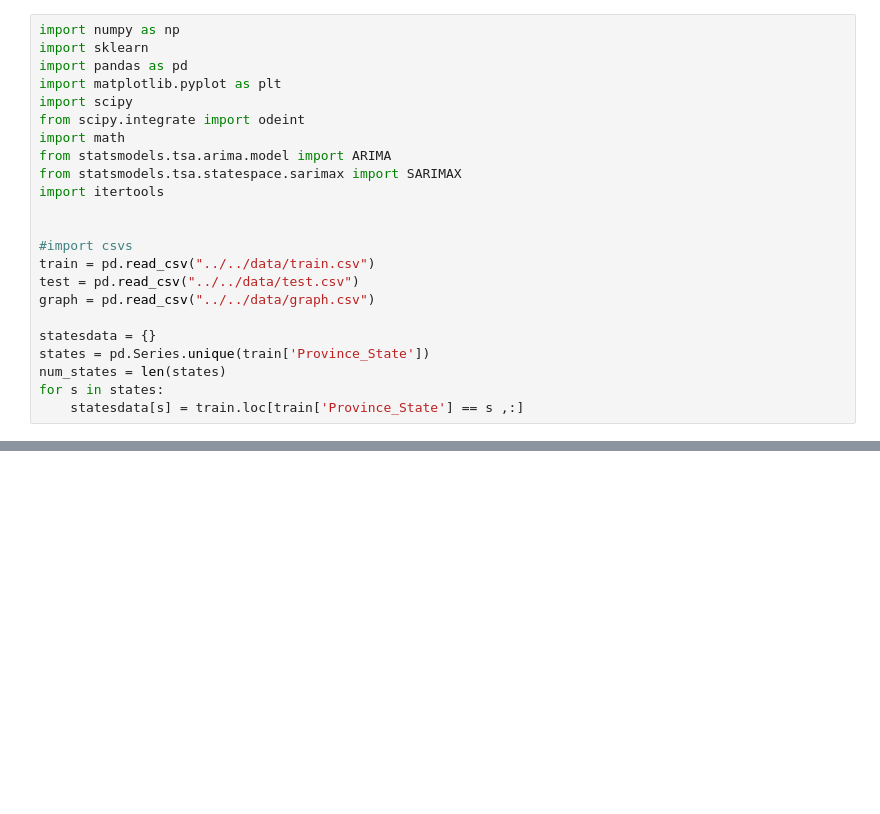
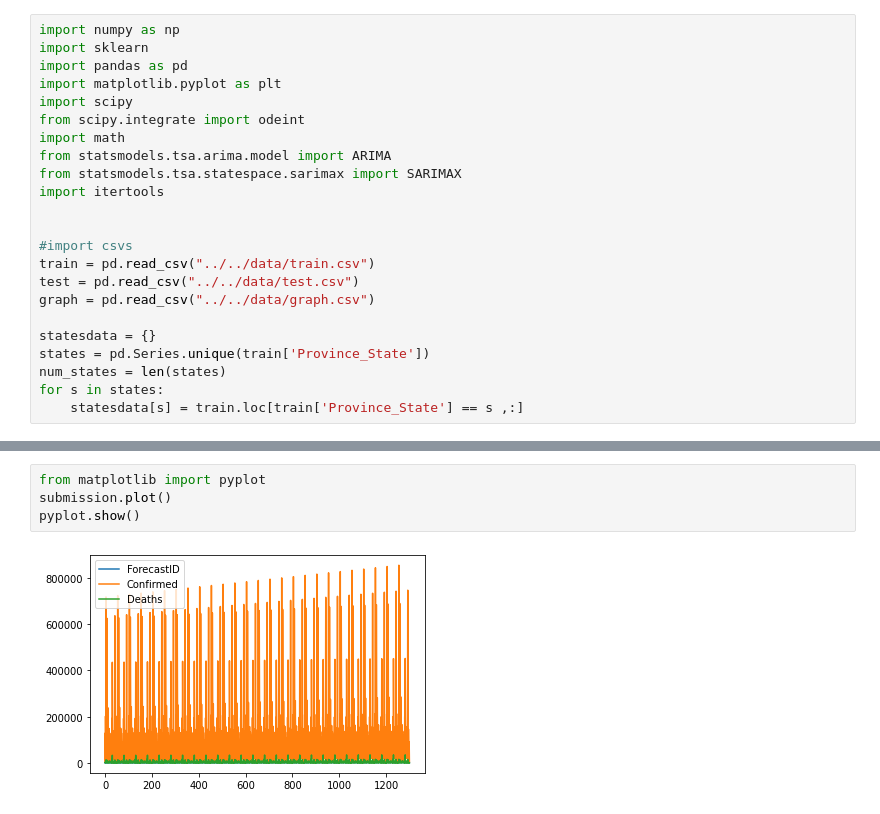
Before and after one commit to KeshavC217/CS145_Team25, a Jupyter notebook: src/ARIMA/ARIMA.ipynb, the cells around one changed output, grey strips where cells are left out. Cells and saved outputs as stored; diff of their text form; blank space fills up the shorter version.

```diff
--- a/src/ARIMA/ARIMA.ipynb
+++ b/src/ARIMA/ARIMA.ipynb
@@ -157,0 +161,6 @@ print(give_mape('team25.csv', '../ValidationTester/ground_truth.csv'))
+# %%
+from matplotlib import pyplot
+submission.plot()
+pyplot.show()
+# %% [output]
+[figure, added]
```
Also changed, not shown: parts of 4 cells of this notebook, 2 other files.
